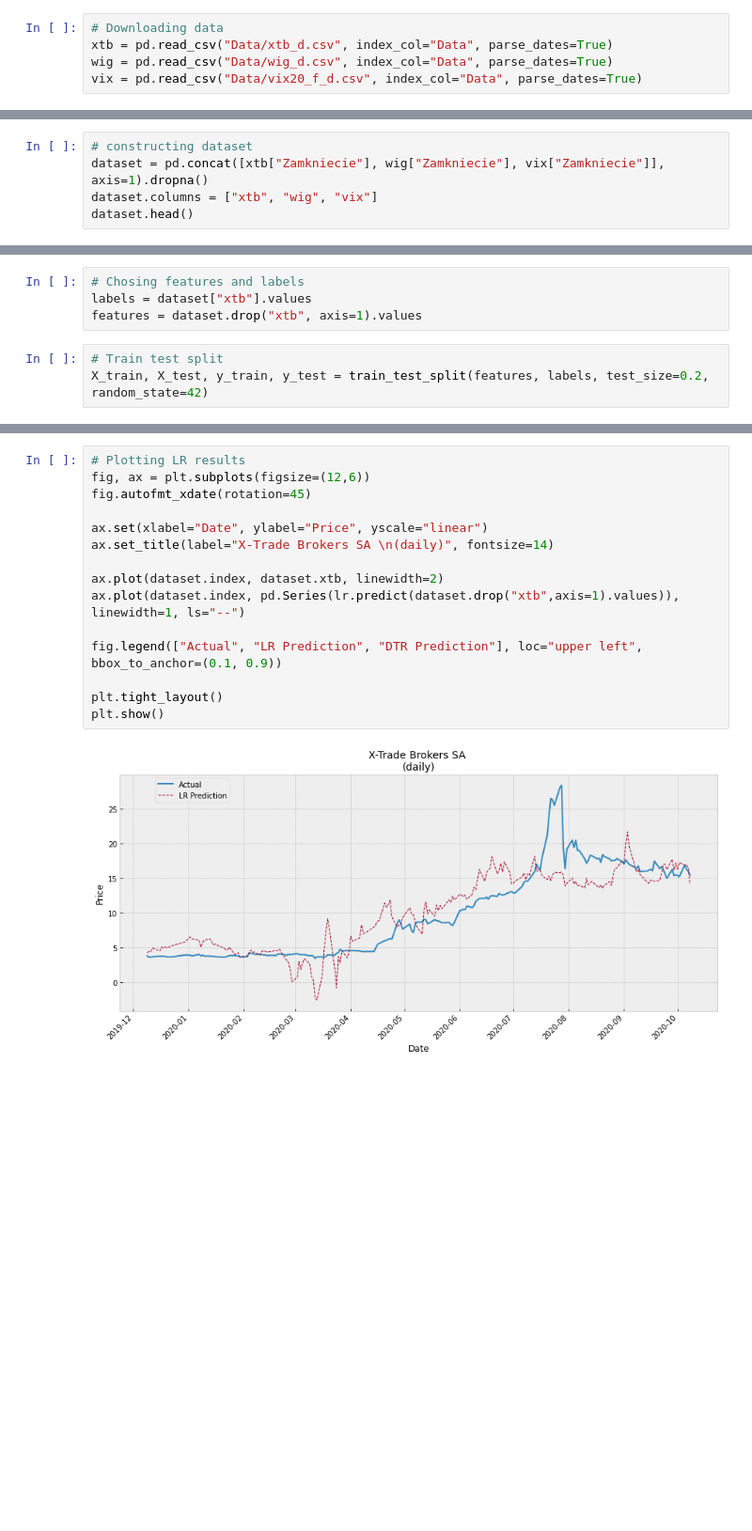
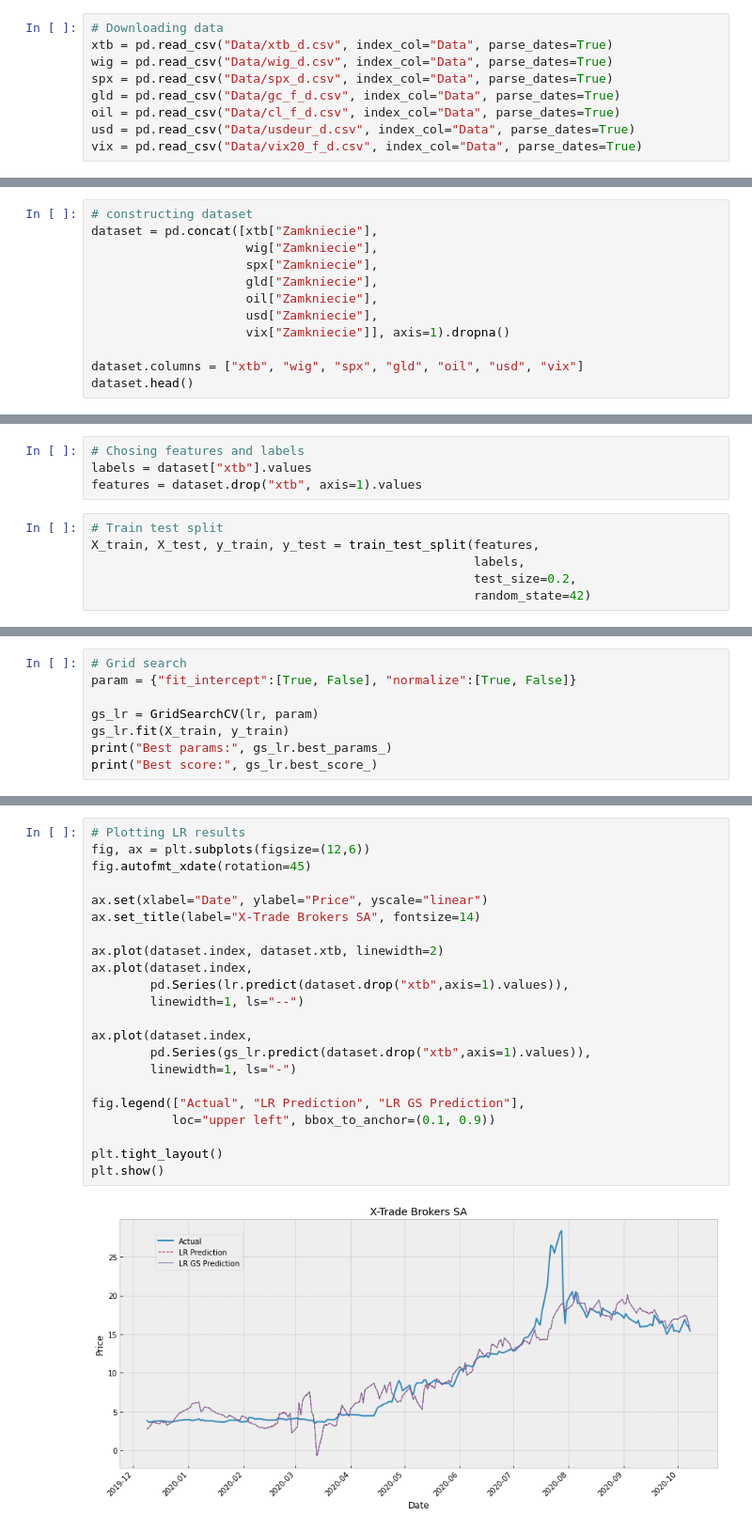
Before and after one commit to JetBlack101/stock-price-forecasting, a Jupyter notebook: simple stock price prediction.ipynb, the cells around one changed output, grey strips where cells are left out. Shown at 94% size. Drawn from its saved outputs; the diff is of its cells as text; blank space fills up the shorter version.

Commit message:
New features, descriptions, enhancements.
-additional data
-correlations
-grid search CV
-better scores

```diff
--- a/simple stock price prediction.ipynb
+++ b/simple stock price prediction.ipynb
@@ -14,4 +28,8 @@ from sklearn.metrics import  mean_squared_error, r2_score
 # Downloading data
 xtb = pd.read_csv("Data/xtb_d.csv", index_col="Data", parse_dates=True)
 wig = pd.read_csv("Data/wig_d.csv", index_col="Data", parse_dates=True)
+spx = pd.read_csv("Data/spx_d.csv", index_col="Data", parse_dates=True)
+gld = pd.read_csv("Data/gc_f_d.csv", index_col="Data", parse_dates=True)
+oil = pd.read_csv("Data/cl_f_d.csv", index_col="Data", parse_dates=True)
+usd = pd.read_csv("Data/usdeur_d.csv", index_col="Data", parse_dates=True)
 vix = pd.read_csv("Data/vix20_f_d.csv", index_col="Data", parse_dates=True)
@@ -41,7 +62,14 @@ plt.show()
 [figure]
 # %%
 # constructing dataset
-dataset = pd.concat([xtb["Zamkniecie"], wig["Zamkniecie"], vix["Zamkniecie"]], axis=1).dropna()
-dataset.columns = ["xtb", "wig", "vix"]
+dataset = pd.concat([xtb["Zamkniecie"],
+                     wig["Zamkniecie"],
+                     spx["Zamkniecie"],
+                     gld["Zamkniecie"],
+                     oil["Zamkniecie"],
+                     usd["Zamkniecie"],
+                     vix["Zamkniecie"]], axis=1).dropna()
+
+dataset.columns = ["xtb", "wig", "spx", "gld", "oil", "usd", "vix"]
 dataset.head()
 # %% [output]
@@ -80,4 +118,7 @@ labels = dataset["xtb"].values
 features = dataset.drop("xtb", axis=1).values
 # %%
 # Train test split
-X_train, X_test, y_train, y_test = train_test_split(features, labels, test_size=0.2, random_state=42)
+X_train, X_test, y_train, y_test = train_test_split(features,
+                                                    labels,
+                                                    test_size=0.2,
+                                                    random_state=42)
@@ -98,0 +155,8 @@ R2: 0.7154
+# %%
+# Grid search
+param = {"fit_intercept":[True, False], "normalize":[True, False]}
+
+gs_lr = GridSearchCV(lr, param)
+gs_lr.fit(X_train, y_train)
+print("Best params:", gs_lr.best_params_)
+print("Best score:", gs_lr.best_score_)
@@ -113,20 +209,27 @@ R2: 0.8906
 # %%
 # Plotting LR results
 fig, ax = plt.subplots(figsize=(12,6))
 fig.autofmt_xdate(rotation=45)
 
 ax.set(xlabel="Date", ylabel="Price", yscale="linear")
-ax.set_title(label="X-Trade Brokers SA \n(daily)", fontsize=14)
+ax.set_title(label="X-Trade Brokers SA", fontsize=14)
 
 ax.plot(dataset.index, dataset.xtb, linewidth=2)
-ax.plot(dataset.index, pd.Series(lr.predict(dataset.drop("xtb",axis=1).values)), linewidth=1, ls="--")
+ax.plot(dataset.index,
+        pd.Series(lr.predict(dataset.drop("xtb",axis=1).values)),
+        linewidth=1, ls="--")
 
-fig.legend(["Actual", "LR Prediction", "DTR Prediction"], loc="upper left", bbox_to_anchor=(0.1, 0.9))
+ax.plot(dataset.index,
+        pd.Series(gs_lr.predict(dataset.drop("xtb",axis=1).values)),
+        linewidth=1, ls="-")
+
+fig.legend(["Actual", "LR Prediction", "LR GS Prediction"],
+           loc="upper left", bbox_to_anchor=(0.1, 0.9))
 
 plt.tight_layout()
 plt.show()
 # %% [output]
-[figure, old version]
+[figure, new version]
 # %%
 # Plotting DTR results
 fig, ax = plt.subplots(figsize=(12,6))
```
Also changed, not shown: parts of 24 cells of this notebook.
